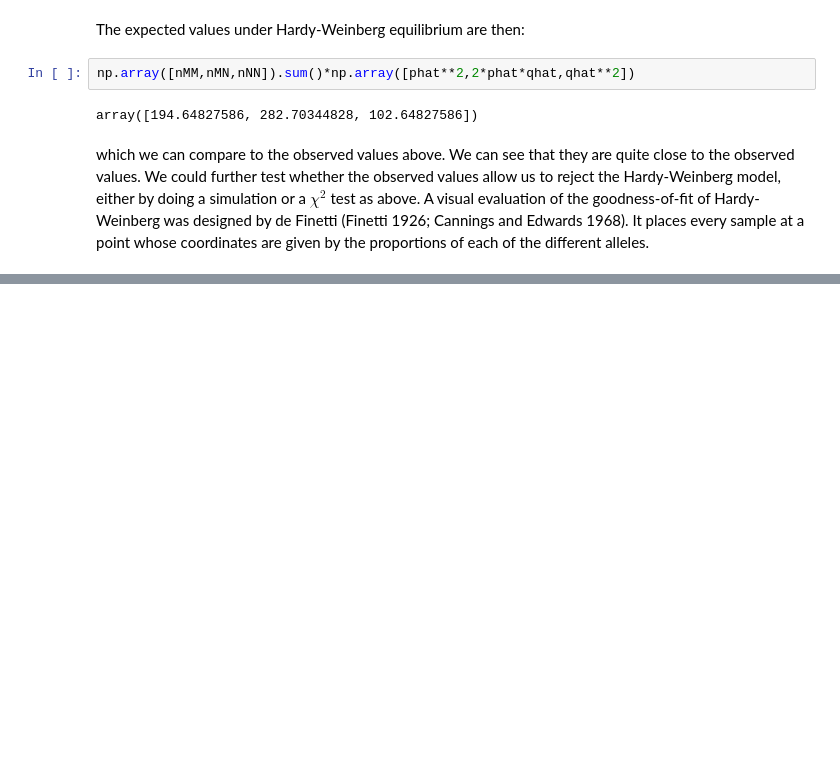
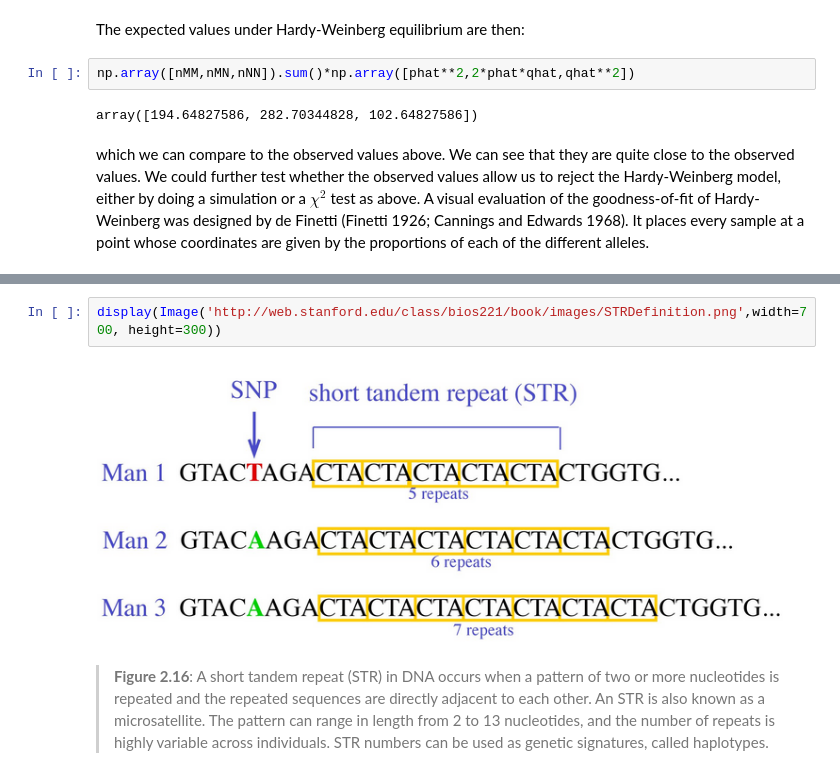
Before and after one commit to nekrut/msmb_python, a Jupyter notebook: chapter2.ipynb, the cells around one changed output, grey strips where cells are left out. Cells and saved outputs as stored; diff of their text form; blank space fills up the shorter version.

```diff
--- a/chapter2.ipynb
+++ b/chapter2.ipynb
@@ -714,0 +832,6 @@ which we can compare to the observed values above. We can see that they are quit
+# %%
+display(Image('http://web.stanford.edu/class/bios221/book/images/STRDefinition.png',width=700, height=300))
+# %% [output]
+[figure, added]
+# %% [markdown]
+>**Figure 2.16**: A short tandem repeat (STR) in DNA occurs when a pattern of two or more nucleotides is repeated and the repeated sequences are directly adjacent to each other. An STR is also known as a microsatellite. The pattern can range in length from 2 to 13 nucleotides, and the number of repeats is highly variable across individuals. STR numbers can be used as genetic signatures, called haplotypes.
```
Also changed, not shown: parts of 70 cells of this notebook.
